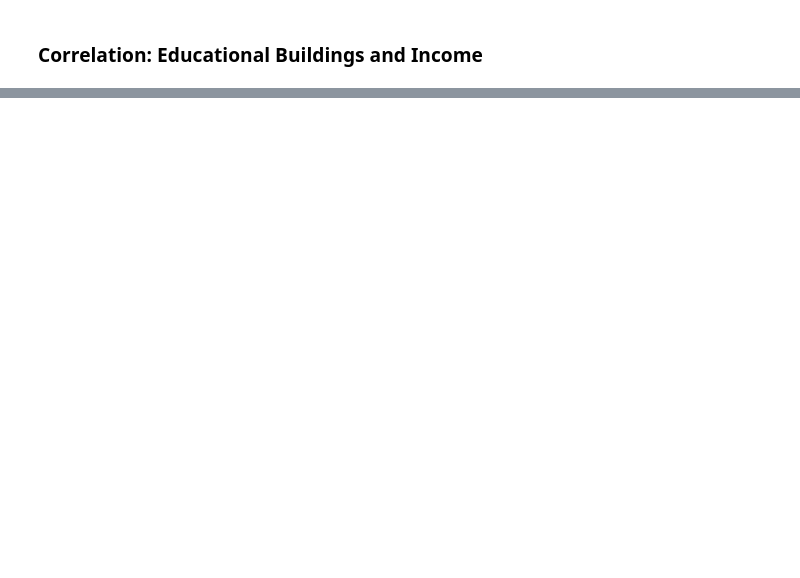
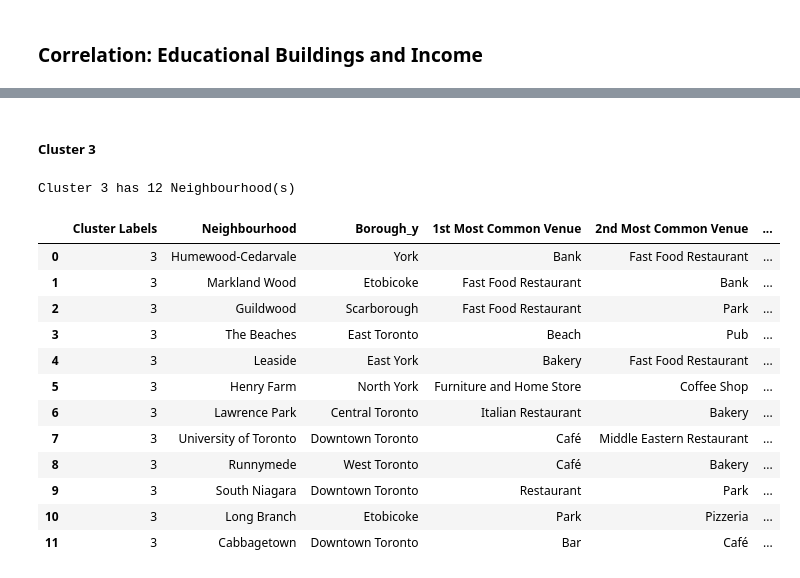
Before and after one commit to Sujeev-Uthayakumar/clustering-navigation, a Jupyter notebook: src/index.ipynb, the cells around one changed output, grey strips where cells are left out. Saved outputs shown, nothing was run; the diff lists cells and outputs as text; code cells hidden in the pictures; blank space fills up the shorter version.

Commit message:
add analysis of clusters

```diff
--- a/src/index.ipynb
+++ b/src/index.ipynb
@@ -332,0 +305,6 @@ for hood in toronto_grouped['Neighbourhood']:
+# %%
+def return_most_common_venues(row, num_top_venues):
+    row_categories = row.iloc[1:]
+    row_categories_sorted = row_categories.sort_values(ascending=False)
+
+    return row_categories_sorted.index.values[0:num_top_venues]
@@ -334,0 +343,9 @@ for hood in toronto_grouped['Neighbourhood']:
+# %%
+k = 6
+combined_dataframe = pd.merge(combined_data, population_data, on="Neighbourhood")
+combined_dataframe
+toronto_clustering = combined_dataframe[["Under $5,000", "AutoTheft_AVG", "No certificate, diploma or degree", "Hood_ID", "Neighbourhood Number"]]
+kmeans = KMeans(n_clusters = k,random_state=0).fit(toronto_clustering)
+toronto_clustering
+combined_dataframe.insert(0, "Cluster Labels", kmeans.labels_)
+combined_dataframe.tail()
@@ -334,0 +360,5 @@ for hood in toronto_grouped['Neighbourhood']:
+# %%
+# merge toronto_grouped with toronto_data to add latitude/longitude for each neighbourhood
+toronto_merged = pd.merge(combined_dataframe, neighbourhoods_venues_sorted, on="Neighbourhood")
+
+toronto_merged.head() # check the last columns!
@@ -358,0 +399,9 @@ map_clusters_2
+# %%
+# Define display function
+def display_cluster(n):
+    filtered_columns = ["Cluster Labels", "Neighbourhood" , "Borough_y", "1st Most Common Venue", "2nd Most Common Venue", "3rd Most Common Venue", "4th Most Common Venue", "5th Most Common Venue", "6th Most Common Venue", "7th Most Common Venue", "8th Most Common Venue", "9th Most Common Venue", "10th Most Common Venue"]
+    cluster_elts = toronto_merged.loc[toronto_merged['Cluster Labels'] == n, toronto_merged.columns[:]]
+    cluster_elts = cluster_elts[filtered_columns]
+    cluster_elts.reset_index(drop=True, inplace=True)
+    print ('Cluster {} has {} Neighbourhood(s)\n'.format(n, cluster_elts.shape[0]))
+    return cluster_elts
@@ -358,0 +456,19 @@ map_clusters_2
+# %% [markdown]
+<h5><b>Cluster 3</b></h5>
+# %%
+display_cluster(3)
+# %% [output]
+Cluster 3 has 12 Neighbourhood(s)
+|  | Cluster Labels | Neighbourhood | Borough_y | 1st Most Common Venue | 2nd Most Common Venue | ... |
+| 0 | 3 | Humewood-Cedarvale | York | Bank | Fast Food Restaurant | ... |
+| 1 | 3 | Markland Wood | Etobicoke | Fast Food Restaurant | Bank | ... |
+| 2 | 3 | Guildwood | Scarborough | Fast Food Restaurant | Park | ... |
+| 3 | 3 | The Beaches | East Toronto | Beach | Pub | ... |
+| 4 | 3 | Leaside | East York | Bakery | Fast Food Restaurant | ... |
+| 5 | 3 | Henry Farm | North York | Furniture and Home Store | Coffee Shop | ... |
+| 6 | 3 | Lawrence Park | Central Toronto | Italian Restaurant | Bakery | ... |
+| 7 | 3 | University of Toronto | Downtown Toronto | Café | Middle Eastern Restaurant | ... |
+| 8 | 3 | Runnymede | West Toronto | Café | Bakery | ... |
+| 9 | 3 | South Niagara | Downtown Toronto | Restaurant | Park | ... |
+| 10 | 3 | Long Branch | Etobicoke | Park | Pizzeria | ... |
+| 11 | 3 | Cabbagetown | Downtown Toronto | Bar | Café | ... |
```
Also changed, not shown: parts of 20 cells of this notebook.
